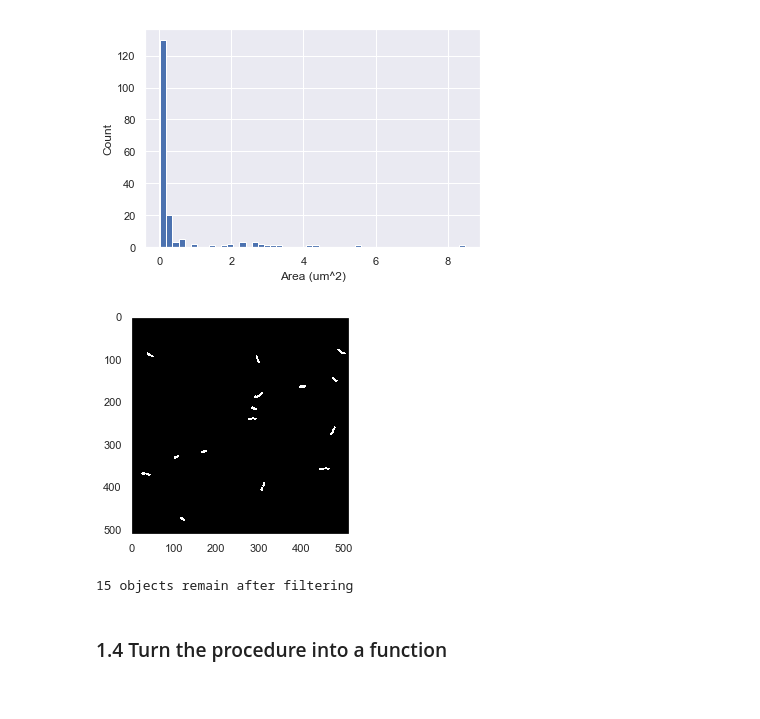
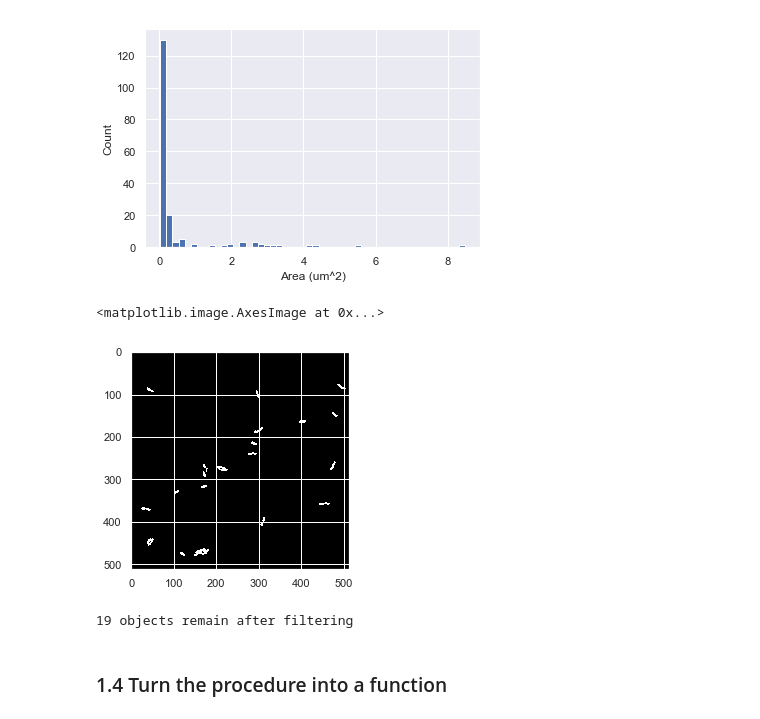
Before and after one commit to RPGroup-PBoC/be262, a Jupyter notebook: code/laci_titration.ipynb, the cells around one changed output. Cells and saved outputs as stored; diff of their text form; code cells hidden in the pictures.

```diff
--- a/code/laci_titration.ipynb
+++ b/code/laci_titration.ipynb
@@ -126,26 +123,26 @@ plt.ylabel('Count')
 
 # Area bounds
 area_low = 1
-area_high = 4
+area_high = 10
 # %% [output]
 [figure]
 # %%
 # Create a 2d array of zeros
 im_mask = np.zeros_like(im_thresh)
 
 for prop in props:
     area = prop.area * pixel_size**2
     if (area > area_low) and (area < area_high):
         im_mask = im_mask + (im_label == prop.label)
 
         # Uncomment to see how the objects are added sequentially
 #         plt.figure()
 #         plt.imshow(im_mask)
 #         plt.grid('off')
 plt.imshow(im_mask)
-plt.grid('off')
 # %% [output]
+<matplotlib.image.AxesImage at 0x...>
-[figure, old version]
+[figure, new version]
 # %%
 # Label the remaining objects
 im_mask_label, n_objects_mask = skimage.measure.label(im_mask, return_num = True)
@@ -153,7 +150,7 @@ im_mask_label, n_objects_mask = skimage.measure.label(im_mask, return_num = True
 # Print the number of object after size filtering
 print(str(n_objects_mask) + ' objects remain after filtering')
 # %% [output]
-15 objects remain after filtering
+19 objects remain after filtering
 # %% [markdown]
 ### 1.4 Turn the procedure into a function
 # %%
```
Also changed, not shown: parts of 13 cells of this notebook, 4 other files.
